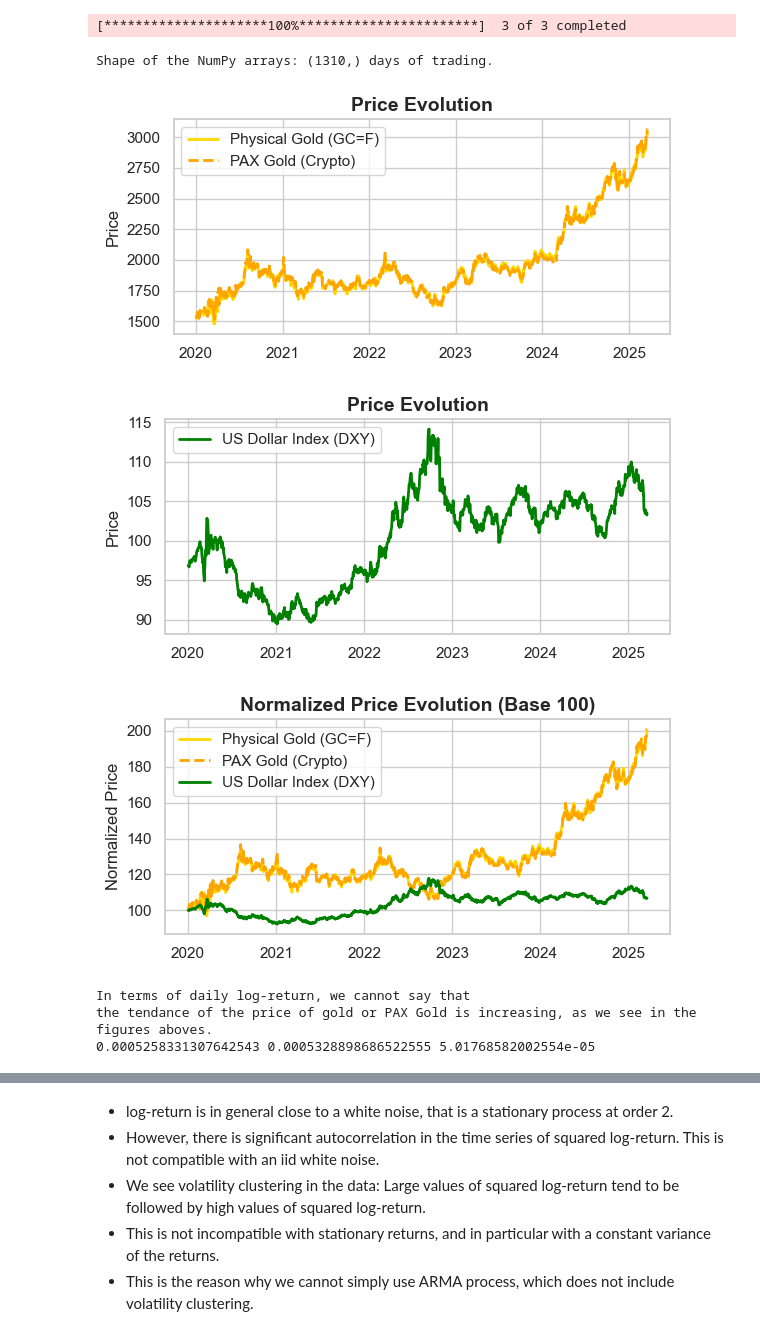
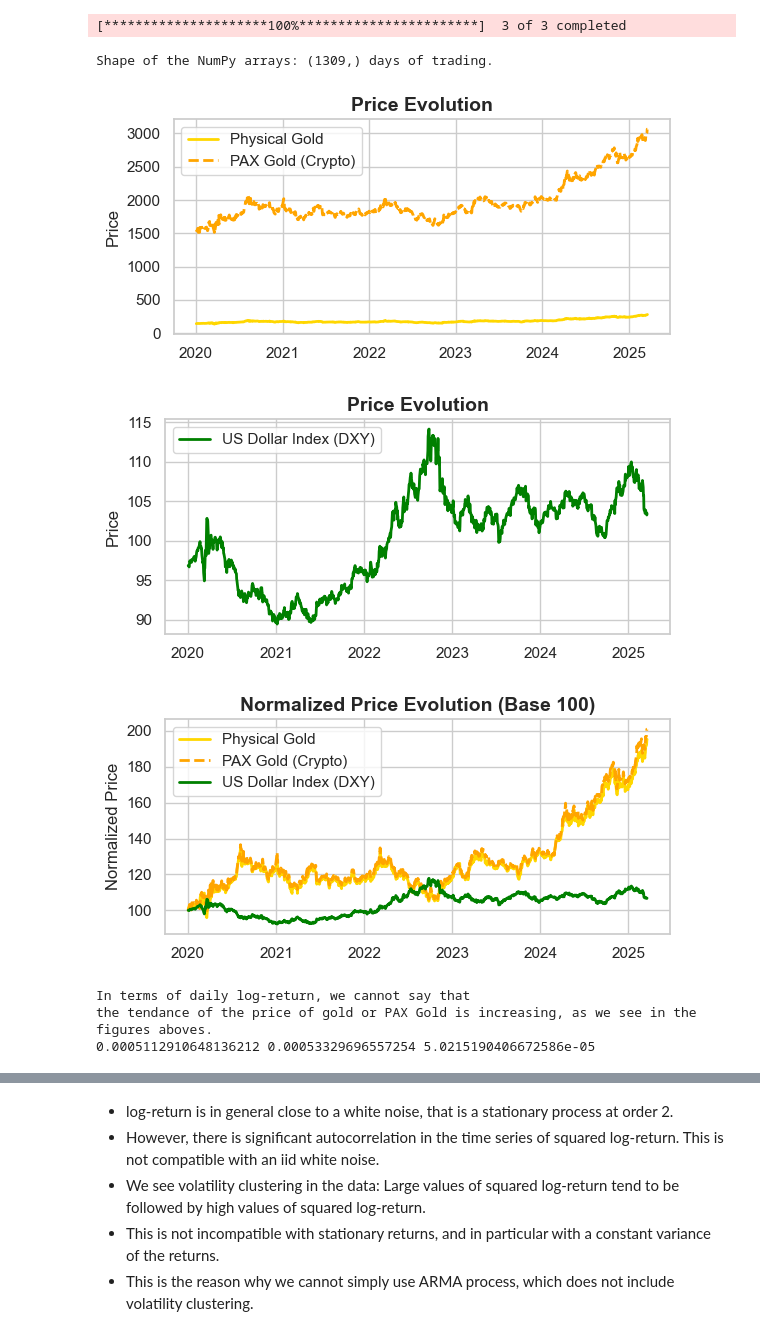
Before and after one commit to ElodieElodie/memoire_stats, a Jupyter notebook: yu.ipynb, the cells around one changed output, grey strips where cells are left out. Saved outputs shown, nothing was run; the diff lists cells and outputs as text; code cells hidden in the pictures.

```diff
--- a/yu.ipynb
+++ b/yu.ipynb
@@ -21,7 +21,7 @@ from statsmodels.stats.stattools import jarque_bera
 # %%
 sns.set_theme(style="whitegrid")
 
-tickers = ["GC=F", "PAXG-USD", "DX-Y.NYB"]
+tickers = ["GLD", "PAXG-USD", "DX-Y.NYB"]
 start_date = "2020-01-01"
 end_date = "2025-03-20"
 
@@ -45,33 +45,33 @@ paxg_array = log_returns['PAX Gold'].values*100
 usd_array = log_returns['US Dollar Index'].values*100
 print(f"Shape of the NumPy arrays: {gold_array.shape} days of trading.")
 # %% [output]
-Shape of the NumPy arrays: (1310,) days of trading.
+Shape of the NumPy arrays: (1309,) days of trading.
 # %%
 plt.figure(figsize=(6, 3))
-plt.plot(aligned_data['Physical Gold'].index, aligned_data['Physical Gold'], label='Physical Gold (GC=F)', color='gold', linewidth=2)
+plt.plot(aligned_data['Physical Gold'].index, aligned_data['Physical Gold'], label='Physical Gold', color='gold', linewidth=2)
 plt.plot(aligned_data.index, aligned_data['PAX Gold'], label='PAX Gold (Crypto)', color='orange', linestyle='--', linewidth=2)
 plt.title('Price Evolution', fontsize=14, fontweight='bold')
 plt.ylabel('Price', fontsize=12)
 plt.legend(loc='upper left')
 plt.tight_layout()
 plt.show()
 
 plt.figure(figsize=(6, 3))
 plt.plot(aligned_data.index, aligned_data['US Dollar Index'], label='US Dollar Index (DXY)', color='green', linewidth=2)
 
 plt.title('Price Evolution', fontsize=14, fontweight='bold')
 plt.ylabel('Price', fontsize=12)
 plt.legend(loc='upper left')
 plt.tight_layout()
 plt.show()
 # %% [output]
-[figure, old version]
+[figure, new version]
 [figure]
 # %%
 normalized_prices = (aligned_data / aligned_data.iloc[0]) * 100
 
 plt.figure(figsize=(6, 3))
-plt.plot(normalized_prices.index, normalized_prices['Physical Gold'], label='Physical Gold (GC=F)', color='gold', linewidth=2)
+plt.plot(normalized_prices.index, normalized_prices['Physical Gold'], label='Physical Gold', color='gold', linewidth=2)
 plt.plot(normalized_prices.index, normalized_prices['PAX Gold'], label='PAX Gold (Crypto)', color='orange', linestyle='--', linewidth=2)
 plt.plot(normalized_prices.index, normalized_prices['US Dollar Index'], label='US Dollar Index (DXY)', color='green', linewidth=2)
 
@@ -81,14 +81,14 @@ plt.legend(loc='upper left')
 plt.tight_layout()
 plt.show()
 # %% [output]
-[figure, old version]
+[figure, new version]
 # %%
 print("In terms of daily log-return, we cannot say that \nthe tendance of the price of gold or PAX Gold is increasing, as we see in the figures aboves.")
 print(np.mean(log_returns['Physical Gold']), np.mean(log_returns['PAX Gold']), np.mean(log_returns['US Dollar Index']))
 # %% [output]
 In terms of daily log-return, we cannot say that
 the tendance of the price of gold or PAX Gold is increasing, as we see in the figures aboves.
-0.0005258331307642543 0.0005328898686522555 5.01768582002554e-05
+0.0005112910648136212 0.00053329696557254 5.0215190406672586e-05
 # %%
 # log return
 fig, axes = plt.subplots(3, 1, figsize=(12, 10), sharex=True)
```
Also changed, not shown: parts of 6 cells of this notebook.
